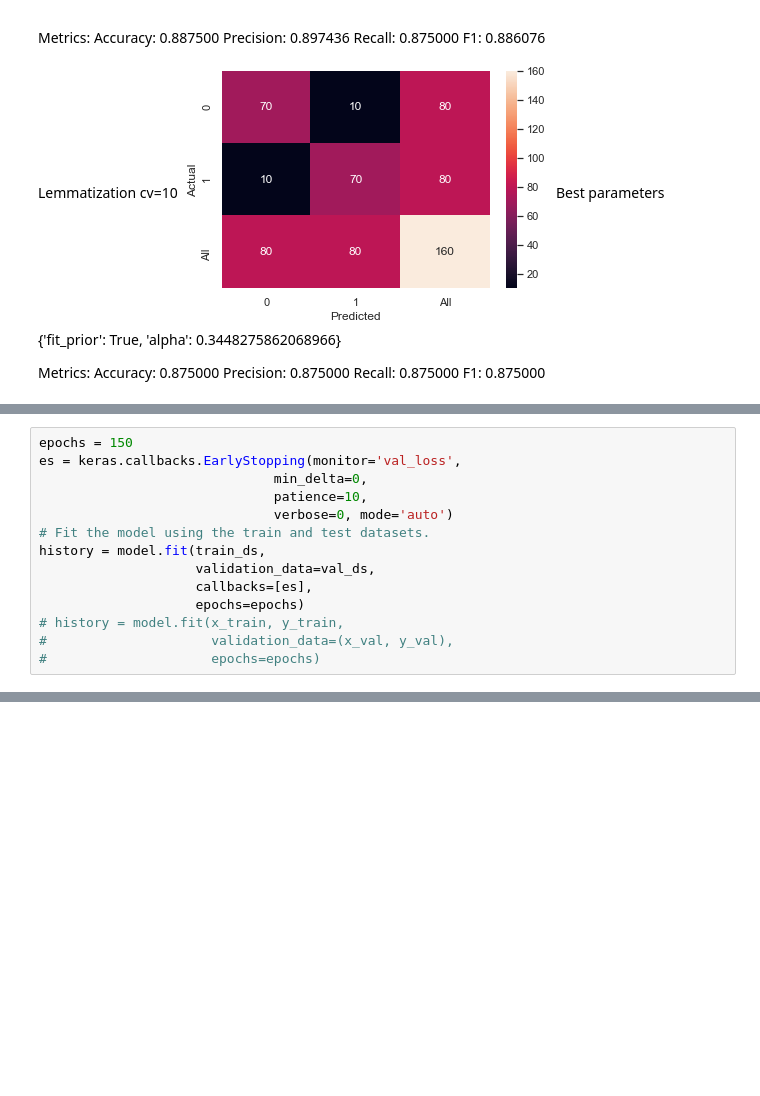
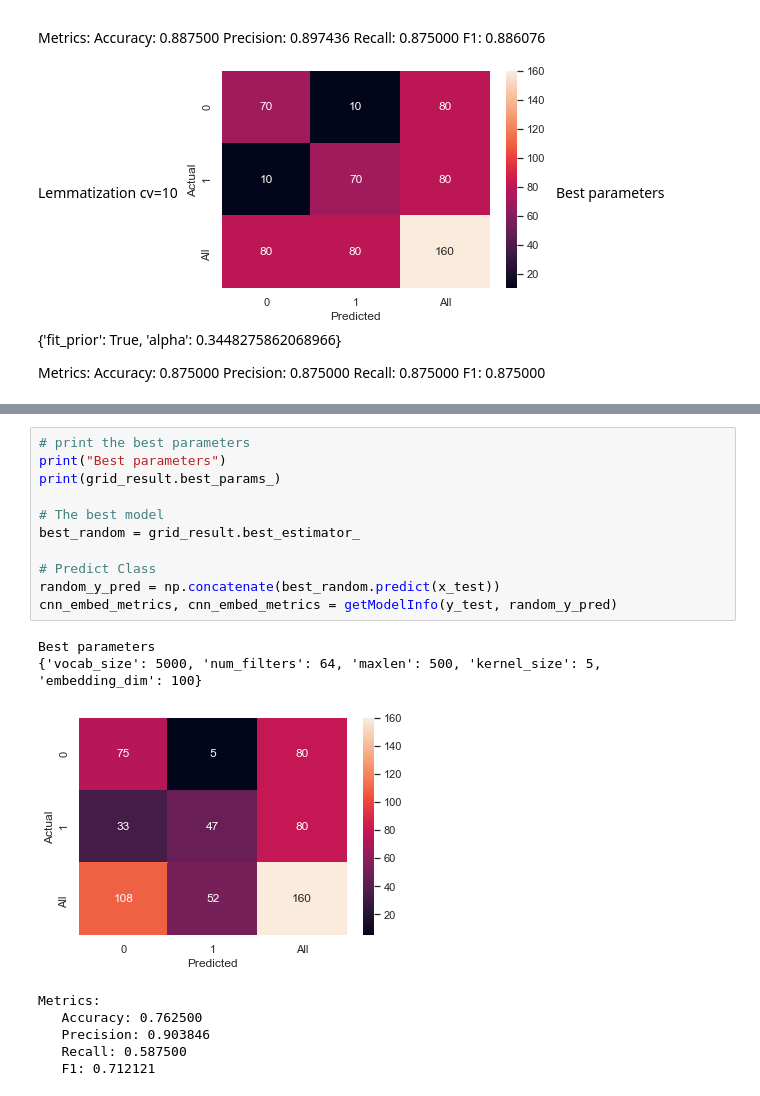
Before and after one commit to beld78/ARM-Paper, a Jupyter notebook: Analysis.ipynb, the cells around one changed output, grey strips where cells are left out. Drawn from its saved outputs; the diff is of its cells as text; blank space fills up the shorter version.

```diff
--- a/Analysis.ipynb
+++ b/Analysis.ipynb
@@ -500,14 +514,0 @@ model.compile(loss="binary_crossentropy", optimizer="adam", metrics=["accuracy"]
-# %%
-epochs = 150
-es = keras.callbacks.EarlyStopping(monitor='val_loss',
-                              min_delta=0,
-                              patience=10,
-                              verbose=0, mode='auto')
-# Fit the model using the train and test datasets.
-history = model.fit(train_ds,
-                    validation_data=val_ds,
-                    callbacks=[es],
-                    epochs=epochs)
-# history = model.fit(x_train, y_train,
-#                     validation_data=(x_val, y_val),
-#                     epochs=epochs)
@@ -724,0 +723,20 @@ Converted 4189 words (458 misses)
+# %%
+# print the best parameters
+print("Best parameters")
+print(grid_result.best_params_)
+
+# The best model
+best_random = grid_result.best_estimator_
+
+# Predict Class
+random_y_pred = np.concatenate(best_random.predict(x_test))
+cnn_embed_metrics, cnn_embed_metrics = getModelInfo(y_test, random_y_pred)
+# %% [output]
+Best parameters
+{'vocab_size': 5000, 'num_filters': 64, 'maxlen': 500, 'kernel_size': 5, 'embedding_dim': 100}
+[figure, added]
+Metrics:
+   Accuracy: 0.762500
+   Precision: 0.903846
+   Recall: 0.587500
+   F1: 0.712121
```
Also changed, not shown: parts of 40 cells of this notebook.
